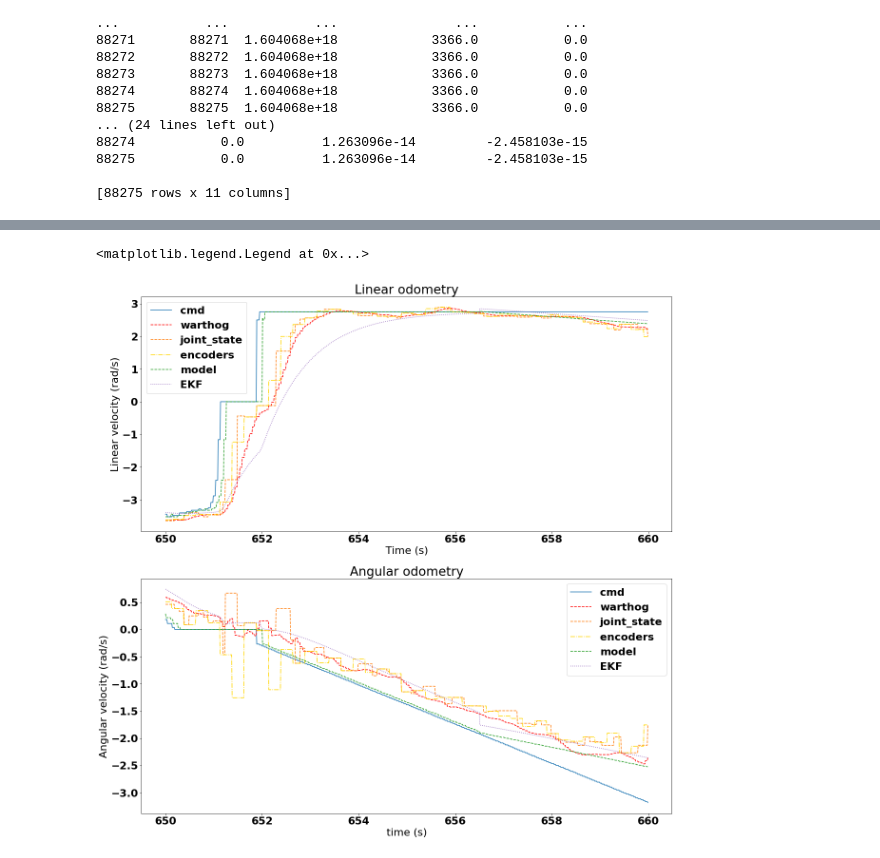
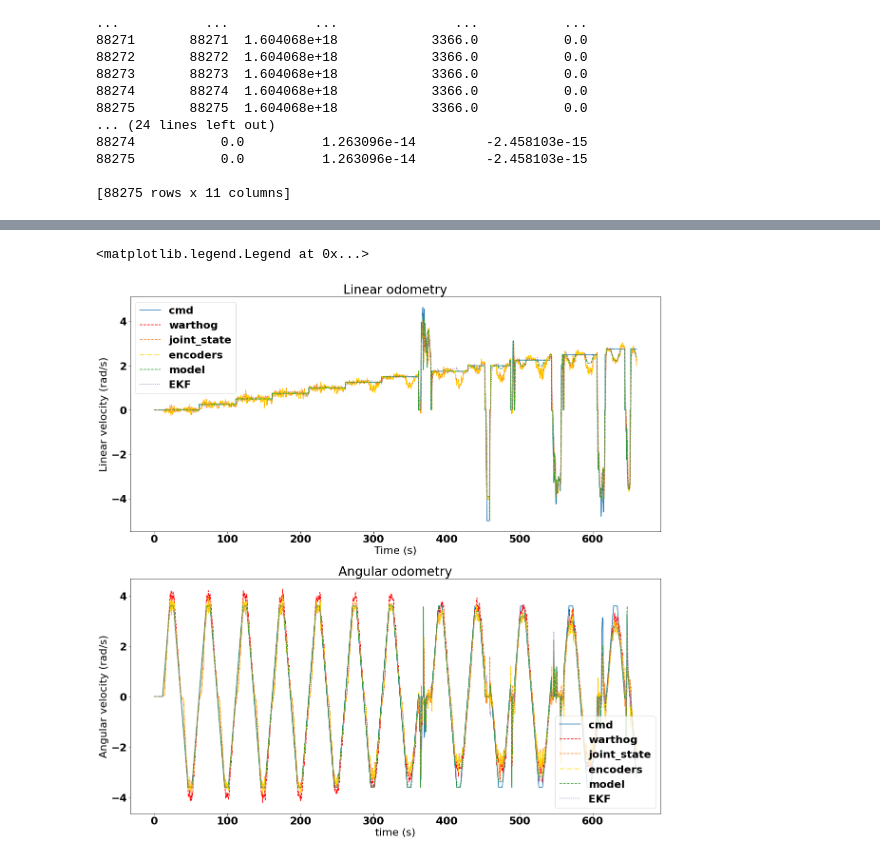
Before and after one commit to DomBaril/offline-ssmr-modelling, a Jupyter notebook: powertrain_dynamics_IPEM/norlab_odom.ipynb, the cells around one changed output, grey strips where cells are left out. Saved outputs shown, nothing was run; the diff lists cells and outputs as text; code cells hidden in the pictures.

```diff
--- a/powertrain_dynamics_IPEM/norlab_odom.ipynb
+++ b/powertrain_dynamics_IPEM/norlab_odom.ipynb
@@ -113,32 +114,32 @@ for i in range(left_vel_cmd_arr.shape[0]):
     js_linear_odom_arr[i], js_angular_odom_arr[i] = diff_drive(left_vel_js_arr[i], right_vel_js_arr[i], r, B)
     ekf_linear_odom_arr[i], ekf_angular_odom_arr[i] = diff_drive(left_EKF_vel[i], right_EKF_vel[i], r, B)
 # %%
-slice_start = 65000
+slice_start = 0
 slice_end = 66000
 
 plt.figure(2, figsize=(20,20))
 plt.subplot(211)
 plt.plot(time_arr[slice_start:slice_end], cmd_linear_odom_arr[slice_start:slice_end], c='tab:blue', label='cmd', linestyle = 'solid')
 plt.plot(time_arr[slice_start:slice_end], linear_odom_vel_arr[slice_start:slice_end], c='red', linestyle = 'dashed', label='warthog')
 plt.plot(time_arr[slice_start:slice_end], js_linear_odom_arr[slice_start:slice_end], c='tab:orange', label='joint_state', linestyle = 'dashed')
 plt.plot(time_arr[slice_start:slice_end], enc_linear_odom_arr[slice_start:slice_end], c='gold', label='encoders', linestyle = 'dashdot')
 plt.plot(time_arr[slice_start:slice_end], model_linear_odom_arr[slice_start:slice_end], c='tab:green', label='model', linestyle = 'dashed')
 plt.plot(time_arr[slice_start:slice_end], ekf_linear_odom_arr[slice_start:slice_end], c='tab:purple', label='EKF', linestyle = 'dotted')
 plt.xlabel('Time (s)')
 plt.ylabel('Linear velocity (rad/s)')
 plt.title('Linear odometry')
 plt.legend()
 plt.subplot(212)
 plt.plot(time_arr[slice_start:slice_end], cmd_angular_odom_arr[slice_start:slice_end], c='tab:blue', label='cmd', linestyle = 'solid')
 plt.plot(time_arr[slice_start:slice_end], angular_odom_vel_arr[slice_start:slice_end], c='red', linestyle = 'dashed', label='warthog')
 plt.plot(time_arr[slice_start:slice_end], js_angular_odom_arr[slice_start:slice_end], c='tab:orange', label='joint_state', linestyle = 'dashed')
 plt.plot(time_arr[slice_start:slice_end], enc_angular_odom_arr[slice_start:slice_end], c='gold', label='encoders', linestyle = 'dashdot')
 plt.plot(time_arr[slice_start:slice_end], model_angular_odom_arr[slice_start:slice_end], c='tab:green', label='model', linestyle = 'dashed')
 plt.plot(time_arr[slice_start:slice_end], ekf_angular_odom_arr[slice_start:slice_end], c='tab:purple', label='EKF', linestyle = 'dotted')
 plt.xlabel('time (s)')
 plt.ylabel('Angular velocity (rad/s)')
 plt.title('Angular odometry')
 plt.legend()
 # %% [output]
 <matplotlib.legend.Legend at 0x...>
-[figure, old version]
+[figure, new version]
```
Also changed, not shown: parts of 1 cell of this notebook, 27 other files.
